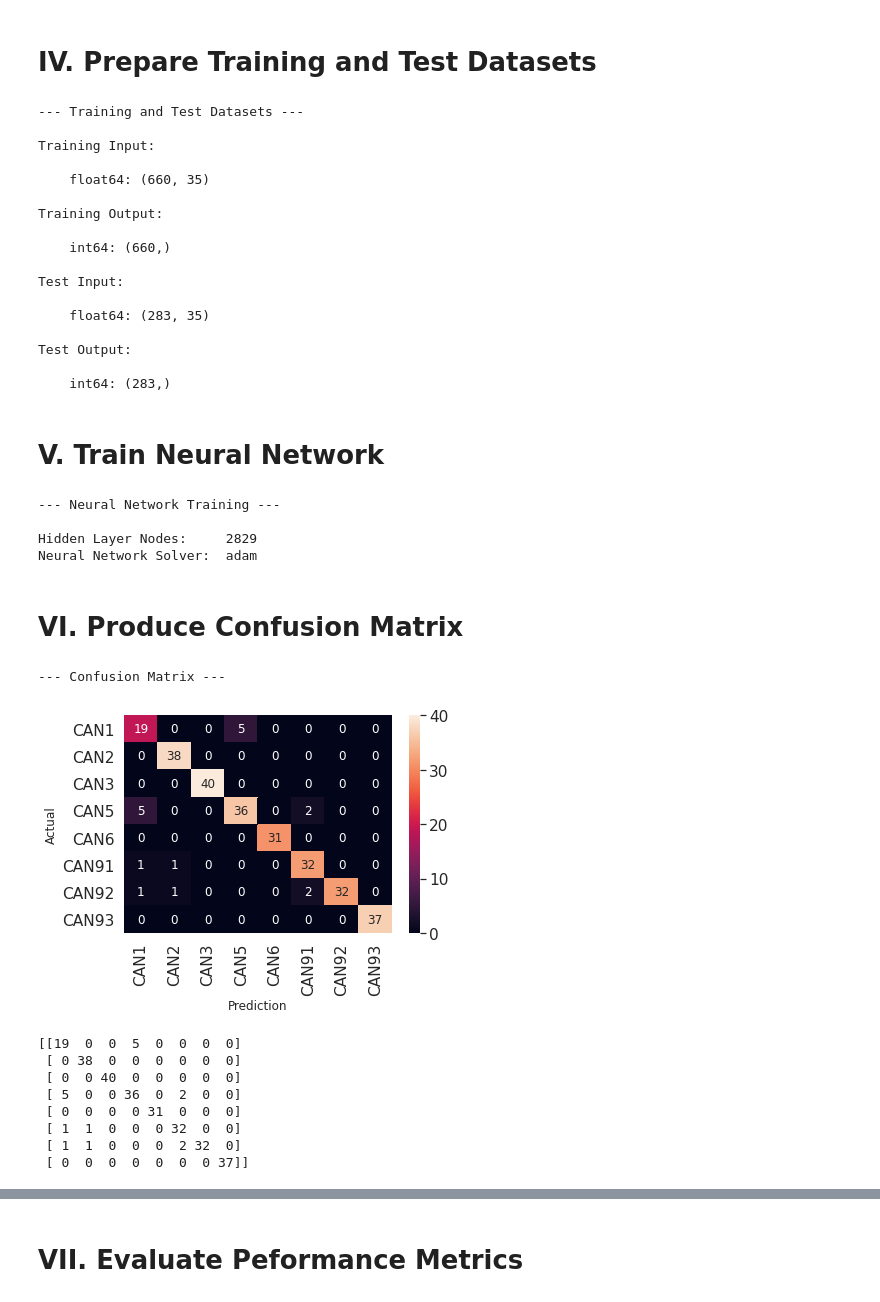
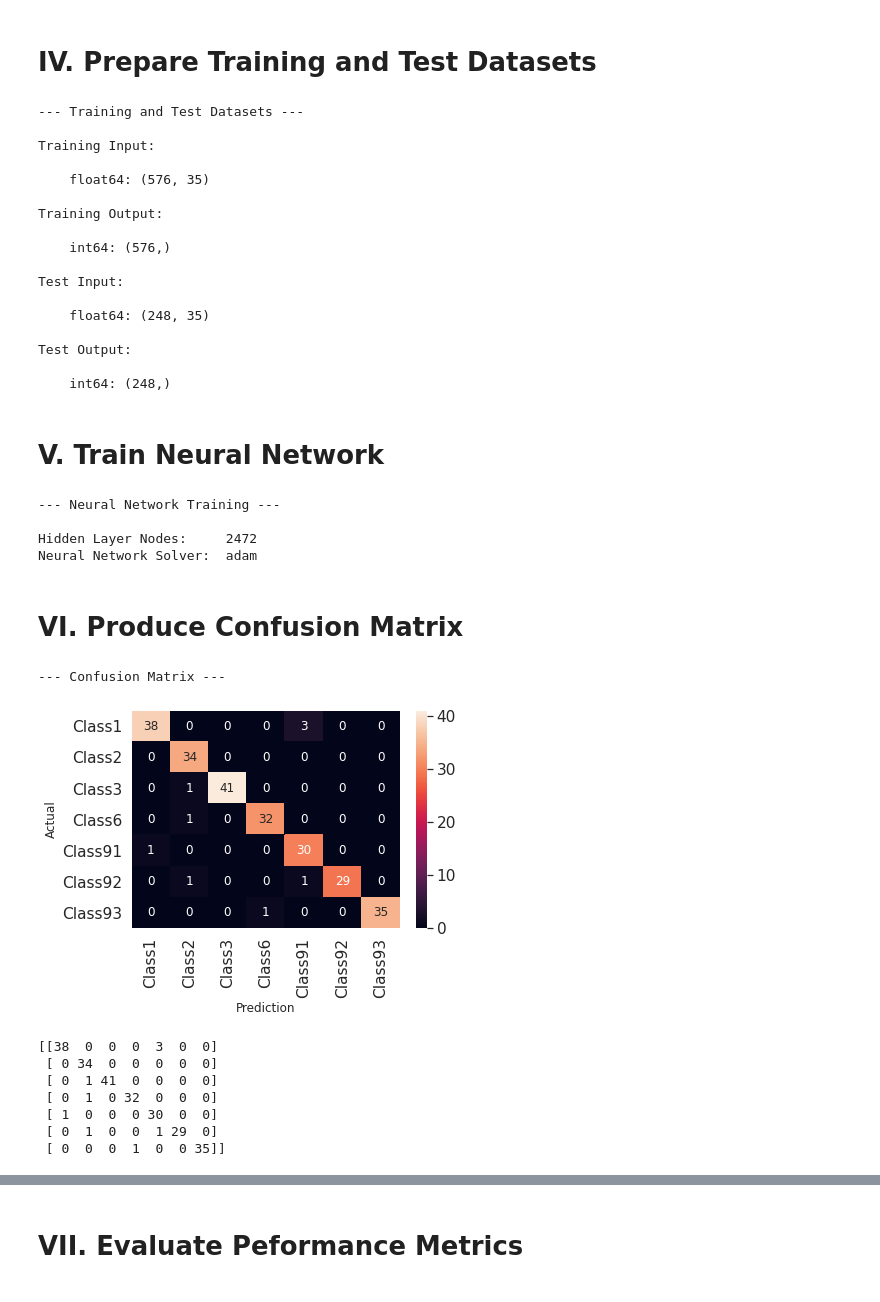
Before and after one commit to vermakun/ecu-fingerprinting, a Jupyter notebook: ecu_fingerprint_classification.ipynb, the cells around one changed output, grey strips where cells are left out. Drawn from its saved outputs; the diff is of its cells as text; code cells hidden in the pictures.

```diff
--- a/ecu_fingerprint_classification.ipynb
+++ b/ecu_fingerprint_classification.ipynb
@@ -64,8 +62,13 @@ file_list2 = dict(sorted(file_list1.items(), key = lambda x:x[0]))
 file_list  = list(file_list2.values())  # Original list, properly sorted
 file_list0 = list(file_list2.keys())    # Modified list with leading zeros, sorted
 
+# Remove CAN5 items (CAN1 and CAN5 were made purposely similar, this is not realistic in real-world CAN networks)
+file_list  = [i for i in file_list  if re.search("CAN5_2m_Thick_uns1", i) == None]
+file_list0 = [i for i in file_list0 if re.search("CAN5_2m_Thick_uns1", i) == None]
+
 print('\nAbsolute Paths to Records (Subset):')
-for filename in file_list[0:10]:
+# for filename in file_list[0:10]:
+for filename in file_list:
   print(filename)
 # %% [output]
 --- Pre-condition Files ---
@@ -219,19 +240,19 @@ print('    %s: %s' %(Y_test.dtype, Y_test.shape))
 
 Training Input:
 
-    float64: (660, 35)
+    float64: (576, 35)
 
 Training Output:
 
-    int64: (660,)
+    int64: (576,)
 
 Test Input:
 
-    float64: (283, 35)
+    float64: (248, 35)
 
 Test Output:
 
-    int64: (283,)
+    int64: (248,)
 # %% [markdown]
 # V. Train Neural Network
 # %%
@@ -247,38 +268,38 @@ print('Neural Network Solver: ',mlp.solver)
 # %% [output]
 --- Neural Network Training ---
 
-Hidden Layer Nodes:     2829
+Hidden Layer Nodes:     2472
 Neural Network Solver:  adam
 # %% [markdown]
 # VI. Produce Confusion Matrix
 # %%
 ### VI. Produce Confusion Matrix ###
 print('\n--- Confusion Matrix ---\n')
 
 cm = sm.confusion_matrix(Y_test, Y_pred)
 tr = cm.size       # Total Records
 np.sum(cm, axis=0) # Column Sum     (Horizontal Result)
 np.sum(cm, axis=1) # Row Sum        (Vertical Result)
 np.trace(cm)       # Diagonal Sum   (Total Result)
 
-df_cm = pd.DataFrame(cm, y.unique(), y.unique())
+labels = [re.sub('CAN', 'Class', i) for i in y.unique()]
+df_cm = pd.DataFrame(cm, labels, labels)
 sn.set(font_scale=1.4) # for label size
 sn.heatmap(df_cm, annot=True, annot_kws={"size": 12}) # font size
 plt.xlabel("Prediction", fontsize = 12)
 plt.ylabel("Actual", fontsize = 12)
 
 plt.show()
 
 print('')
 print(cm)
 # %% [output]
 --- Confusion Matrix ---
-[figure, old version]
+[figure, new version]
-[[19  0  0  5  0  0  0  0]
- [ 0 38  0  0  0  0  0  0]
- [ 0  0 40  0  0  0  0  0]
- [ 5  0  0 36  0  2  0  0]
- [ 0  0  0  0 31  0  0  0]
- [ 1  1  0  0  0 32  0  0]
- [ 1  1  0  0  0  2 32  0]
- [ 0  0  0  0  0  0  0 37]]
+[[38  0  0  0  3  0  0]
+ [ 0 34  0  0  0  0  0]
+ [ 0  1 41  0  0  0  0]
+ [ 0  1  0 32  0  0  0]
+ [ 1  0  0  0 30  0  0]
+ [ 0  1  0  0  1 29  0]
+ [ 0  0  0  1  0  0 35]]
```
Also changed, not shown: parts of 8 cells of this notebook, 6 other files.
